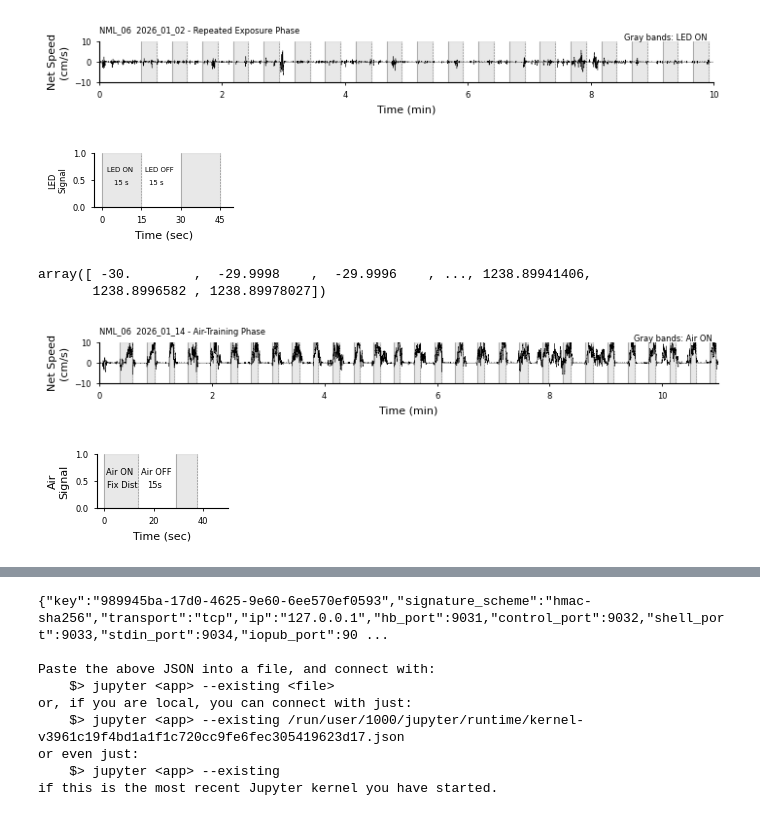
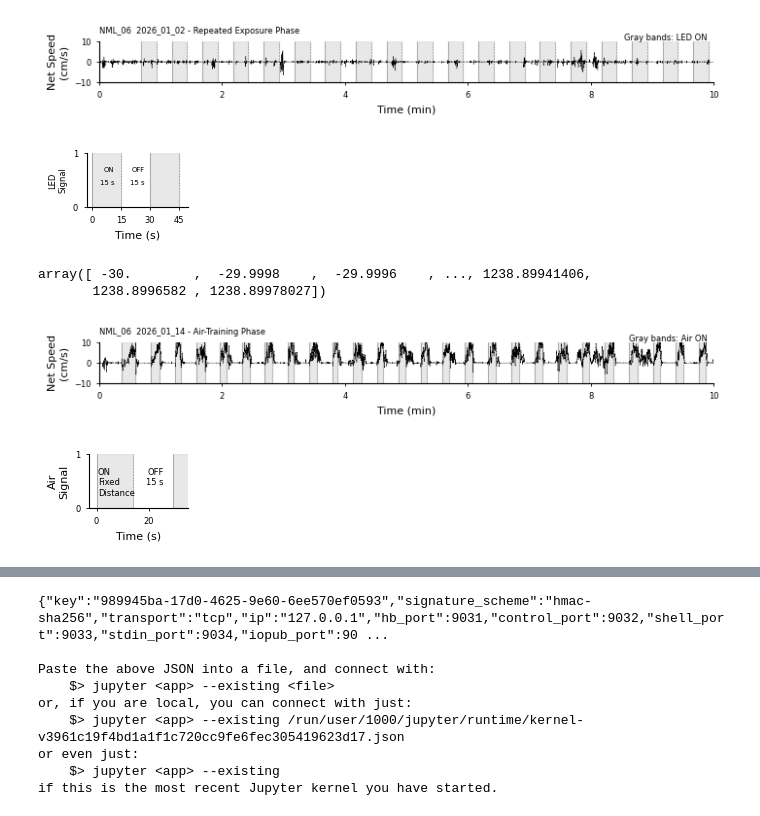
Before and after one commit to neuromomentumlab/Classical_Conditioning_Air_Wheel, a Jupyter notebook: Python/notebooks/habituation_analysis.ipynb, the cells around one changed output, grey strips where cells are left out. Cells and saved outputs as stored; diff of their text form; code cells hidden in the pictures.

```diff
--- a/Python/notebooks/habituation_analysis.ipynb
+++ b/Python/notebooks/habituation_analysis.ipynb
@@ -1229,7 +1229,7 @@ fig_dir.mkdir(parents=True, exist_ok=True)
 # --------------------------------------------------
 # plot raw speed trace
 # --------------------------------------------------
-fig, ax = plt.subplots(figsize=(2, 1))
+fig, ax = plt.subplots(figsize=(1.5, 1))
 
 # speed trace
 # ax.plot(t_sec, air_bin, lw=0.25, color="black", zorder=2)
@@ -1245,7 +1245,7 @@ for on in Air_r_min:
 for off in Air_f_min:
     ax.axvline(off, color="0.5", lw=0.4, linestyle="--", zorder=1)
 
-ax.set_xlabel("Time (sec)", fontsize=8)
+ax.set_xlabel("Time (s)", fontsize=8)
 # ax.set_ylabel("Speed\n(cm/s)", fontsize=8)
 ax.set_ylabel("LED\nSignal", fontsize=6)
 # ax.set_title(f"{animal}  {date} - Red LED light", loc="left", fontsize=6)
@@ -1259,13 +1259,14 @@ ax.set_xlim(-3, 50)
 # ax.set_ylim(-10, 10)
 
 ax.set_xticks(np.arange(0, 51, 15))   # 0, 15, 30, 45, 60
+ax.set_yticks(np.arange(0, 2, 1))   # 0, 1, 2
 ax.tick_params(width=0.6, length=2.5, labelsize=6)
 
 ax.tick_params(width=0.6, length=2.5, labelsize=6)
 
 ax.text(
     0.275, 0.75,
-    "LED ON",
+    "ON",
     transform=ax.transAxes,
     ha="right",
     va="top",
@@ -1273,7 +1274,7 @@ ax.text(
 )
 
 ax.text(
-    0.25, 0.5,
+    0.275, 0.5,
     "15 s",
     transform=ax.transAxes,
     ha="right",
@@ -1281,36 +1282,36 @@ ax.text(
     fontsize=5
 )
 
 ax.text(
     0.575, 0.75,
-    "LED OFF",
+    "OFF",
     transform=ax.transAxes,
     ha="right",
     va="top",
     fontsize=5
 )
 
 ax.text(
-    0.5, 0.5,
+    0.575, 0.5,
     "15 s",
     transform=ax.transAxes,
     ha="right",
     va="top",
     fontsize=5
 )
 
 fig.tight_layout(pad=0.35)
 
 # --------------------------------------------------
 # save
 # --------------------------------------------------
 fig.savefig(fig_dir / "Figure1B_LED_signal.pdf",dpi=600)
 # fig.savefig(fig_dir / "Figure1B_raw_speed_trace_led.svg")
 # fig.savefig(fig_dir / "Figure1B_raw_speed_trace_led.png", dpi=600)
 
 plt.show()
 # %% [output]
-[figure, old version]
+[figure, new version]
 # %%
 fig_dir
 t_sec
@@ -1400,7 +1401,7 @@ ax.spines["top"].set_visible(False)
 ax.spines["right"].set_visible(False)
 
 # ax.set_xlim(0, np.nanmax(t_min))
-ax.set_xlim(0, 11)
+ax.set_xlim(0, 10)
 # ax.set_ylim(np.nanmin(speed_net[speed_net < 0]), np.nanpercentile(speed_net[speed_net > 0], 99.5))
 ax.set_ylim(-10, 10)
 
@@ -1427,7 +1428,7 @@ fig.savefig(fig_dir / "Figure1B_raw_speed_trace_led_air_training.pdf")
 
 plt.show()
 # %% [output]
-[figure, old version]
+[figure, new version]
 # %%
 from pathlib import Path
 import numpy as np
@@ -1490,7 +1491,7 @@ fig_dir.mkdir(parents=True, exist_ok=True)
 # --------------------------------------------------
 # plot raw speed trace
 # --------------------------------------------------
-fig, ax = plt.subplots(figsize=(2, 1))
+fig, ax = plt.subplots(figsize=(1.5, 1))
 
 # speed trace
 # ax.plot(t_min, speed_net, lw=0.25, color="black", zorder=2)
@@ -1506,7 +1507,7 @@ for on in Air_r_min:
 for off in Air_f_min:
     ax.axvline(off, color="0.5", lw=0.4, linestyle="--", zorder=1)
 
-ax.set_xlabel("Time (sec)", fontsize=8)
+ax.set_xlabel("Time (s)", fontsize=8)
 ax.set_ylabel("Air\nSignal", fontsize=8)
 # ax.set_title(f"{animal}  {date} - Air-Training Phase", loc="left", fontsize=6)
 
@@ -1514,50 +1515,31 @@ ax.spines["top"].set_visible(False)
 ax.spines["right"].set_visible(False)
 
 # ax.set_xlim(0, np.nanmax(t_min))
-ax.set_xlim(-3, 50)
+ax.set_xlim(-3, 35)
 # ax.set_ylim(np.nanmin(speed_net[speed_net < 0]), np.nanpercentile(speed_net[speed_net > 0], 99.5))
 # ax.set_ylim(-10, 10)
+ax.set_yticks(np.arange(0, 2, 1))   # 0, 1, 2
 
 ax.tick_params(width=0.6, length=2.5, labelsize=6)
 
 # small annotation
 ax.text(
-    0.28, 0.75,
-    "Air ON",
+    0.09, 0.75,
+    "ON\nFixed\nDistance",
+    transform=ax.transAxes,
+    ha="left",
+    va="top",
+    fontsize=6
+)
+ax.text(
+    0.75, 0.75,
+    "OFF\n15 s",
     transform=ax.transAxes,
     ha="right",
     va="top",
     fontsize=6
 )
-
-ax.text(
-    0.31, 0.5,
-    "Fix Dist",
-    transform=ax.transAxes,
-    ha="right",
-    va="top",
-    fontsize=6
-)
-
-ax.text(
-    0.575, 0.75,
-    "Air OFF",
-    transform=ax.transAxes,
-    ha="right",
-    va="top",
-    fontsize=6
-)
-ax.text(
-    0.5, 0.5,
-    "15s",
-    transform=ax.transAxes,
-    ha="right",
-    va="top",
-    fontsize=6
-)
-
 fig.tight_layout(pad=0.35)
-
 # --------------------------------------------------
 # save
 # --------------------------------------------------
@@ -1567,7 +1549,7 @@ fig.savefig(fig_dir / "Figure1B_Air_signal.pdf")
 
 plt.show()
 # %% [output]
-[figure, old version]
+[figure, new version]
 # %%
 from pathlib import Path
 import numpy as np
```
Also changed, not shown: parts of 2 cells of this notebook.
